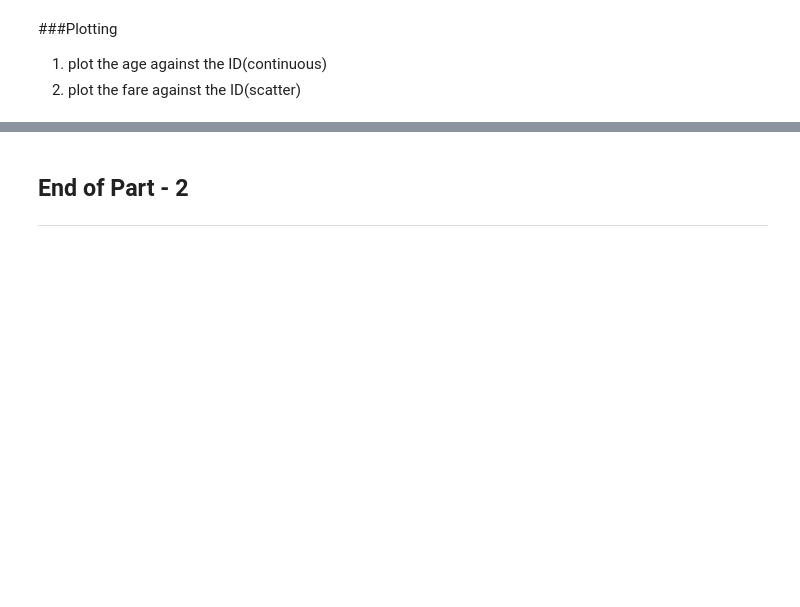
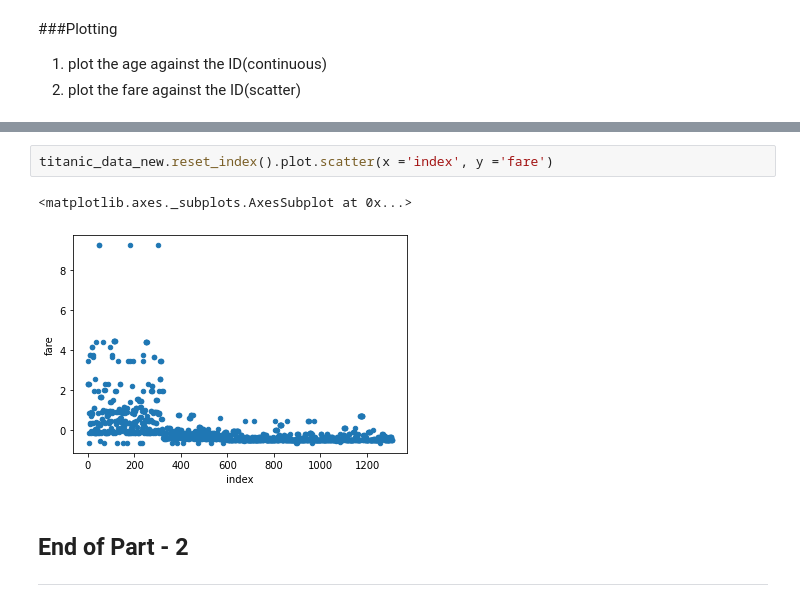
Before and after one commit to neeleshkshukla/SHALA2020, a Jupyter notebook: Assignments/Assignment_1_DS.ipynb, the cells around one changed output, grey strips where cells are left out. Drawn from its saved outputs; the diff is of its cells as text; blank space fills up the shorter version.

```diff
--- a/Assignments/Assignment_1_DS.ipynb
+++ b/Assignments/Assignment_1_DS.ipynb
@@ -182,3 +413,8 @@ file_url = "http://biostat.mc.vanderbilt.edu/wiki/pub/Main/DataSets/titanic3.csv
+# %%
+titanic_data_new.reset_index().plot.scatter(x ='index', y ='fare')
+# %% [output]
+<matplotlib.axes._subplots.AxesSubplot at 0x...>
+[figure, added]
 # %% [markdown]
 ## End of Part - 2
 ---
```
Also changed, not shown: parts of 26 cells of this notebook.
